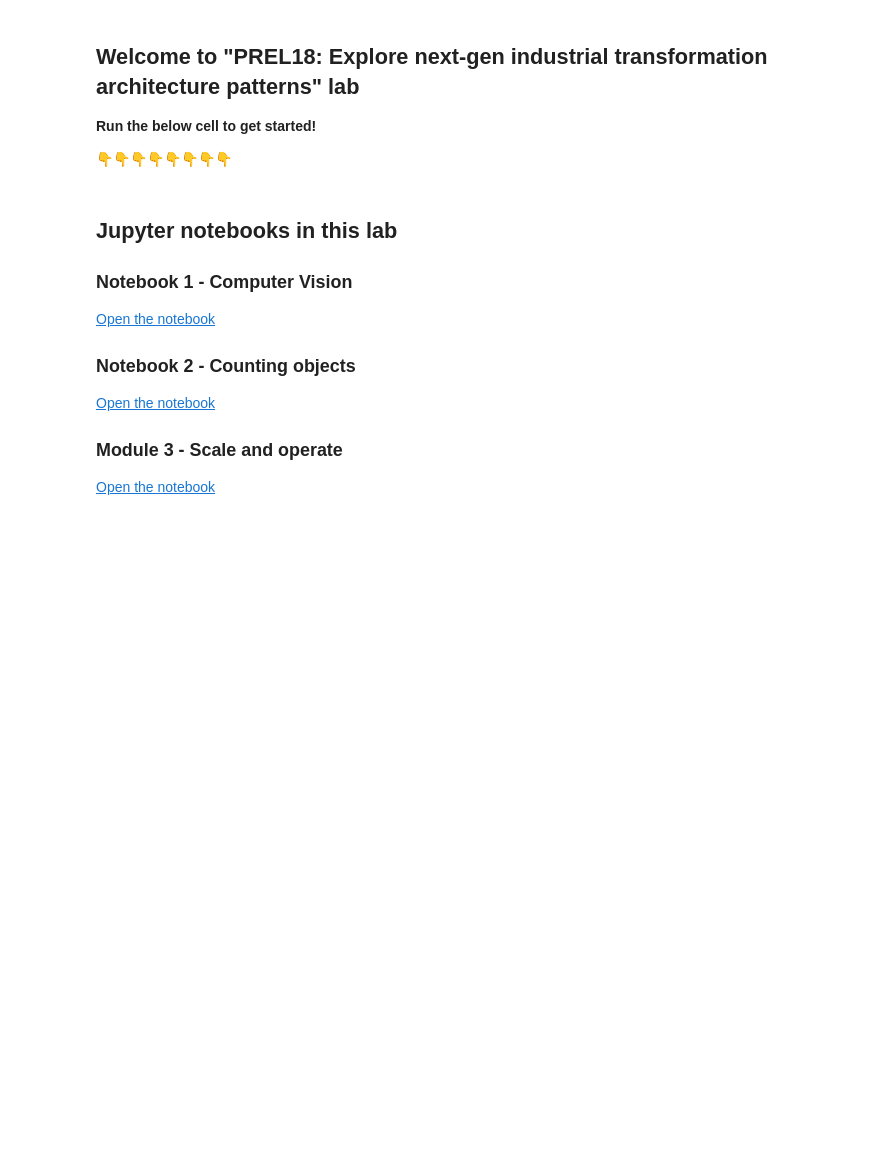
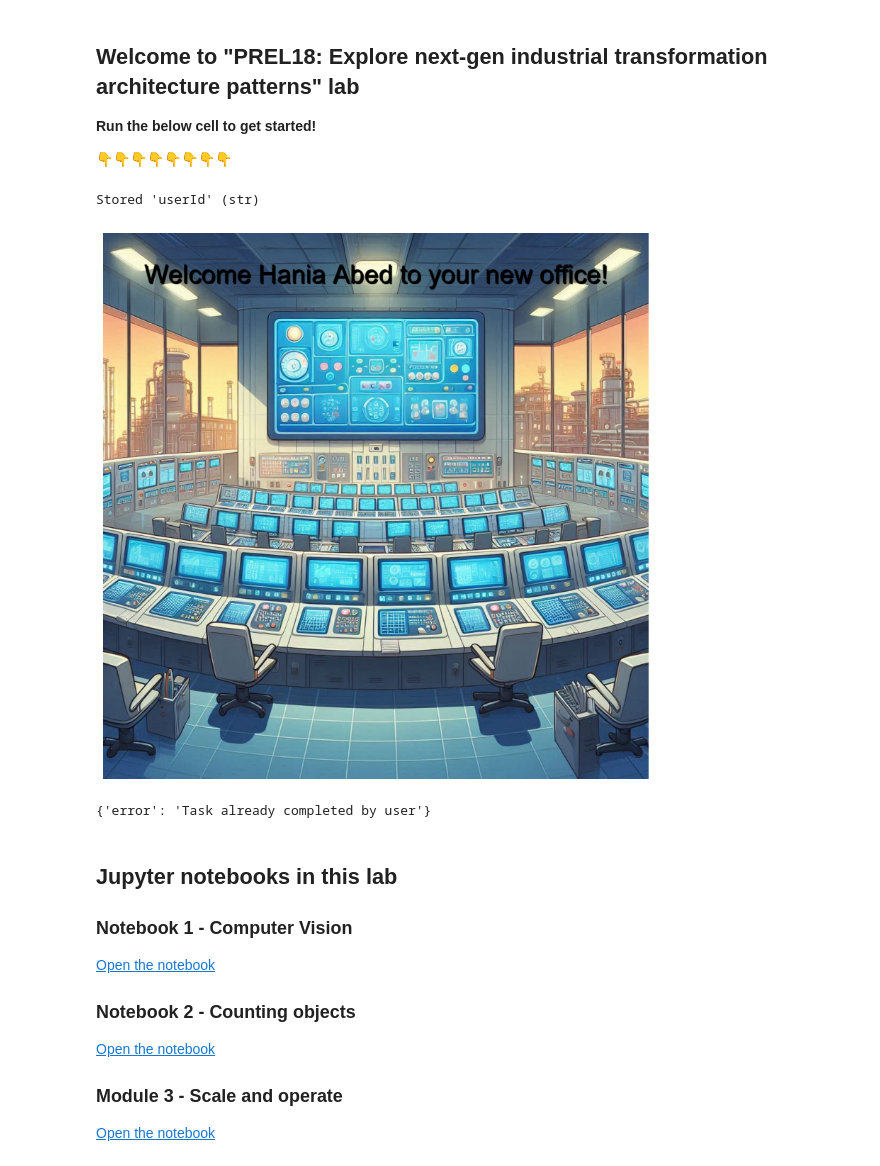
Before and after one commit to mrhoads/IPD2024, a Jupyter notebook: notebooks/Register.ipynb, the cells around one changed output. Drawn from its saved outputs; the diff is of its cells as text; code cells hidden in the pictures; blank space fills up the shorter version.

```diff
--- a/notebooks/Register.ipynb
+++ b/notebooks/Register.ipynb
@@ -7,34 +7,40 @@
 # %%
 # Get registered
 import requests
 player_user_name=("REPLACE_ME_OR_ELSE")
 addUserEndpoint="https://jsleaderboard001-cnece0effvapgbft.westus2-01.azurewebsites.net/add_user"
-addPointsEndpoint="https://jsleaderboard001-cnece0effvapgbft.westus2-01.azurewebsites.net/add_points"
-response = requests.post(addUserEndpoint,json={"id": player_user_name.replace(" ", ""), "name": player_user_name})
-## ******Needs pip install Pillow matplotlib
+userId=player_user_name.replace(" ", "")
+%store userId
+response = requests.post(addUserEndpoint,json={"id": userId, "name": player_user_name})
 from PIL import Image, ImageDraw, ImageFont
 import matplotlib.pyplot as plt
 def add_text_to_image(image_path, text, font_size=48):
     img = Image.open(image_path)
     img_copy = img.copy()
     draw = ImageDraw.Draw(img_copy)
     try:
         font = ImageFont.truetype("arial.ttf", font_size)
     except:
         font = ImageFont.load_default()
     text_width = draw.textlength(text, font=font)
-    text_position = ((img.width - text_width) // 2, 50)  # You can adjust the Y position (50)
+    text_position = ((img.width - text_width) // 2, 50)
     draw.text((text_position[0]+2, text_position[1]+2), text, font=font, fill='black')
     draw.text(text_position, text, font=font, fill='black')
     return img_copy
 image_path = '../media/image/controlCenter.png'
 text = f"Welcome {player_user_name} to your new office!"
 modified_image = add_text_to_image(image_path, text)
 plt.figure(figsize=(100, 10))
 plt.subplot(1, 2, 2)
 plt.imshow(modified_image)
 plt.axis('off')
 plt.show()
+
+print(requests.post("https://jsleaderboard001-cnece0effvapgbft.westus2-01.azurewebsites.net/complete_task", headers={"Content-Type": "application/json"}, json={"user_id": userId, "task_id": 1}).json())
+# %% [output]
+Stored 'userId' (str)
+[figure, added]
+{'error': 'Task already completed by user'}
 # %% [markdown]
 ## Jupyter notebooks in this lab
 
```
Also changed, not shown: 4 other files.
